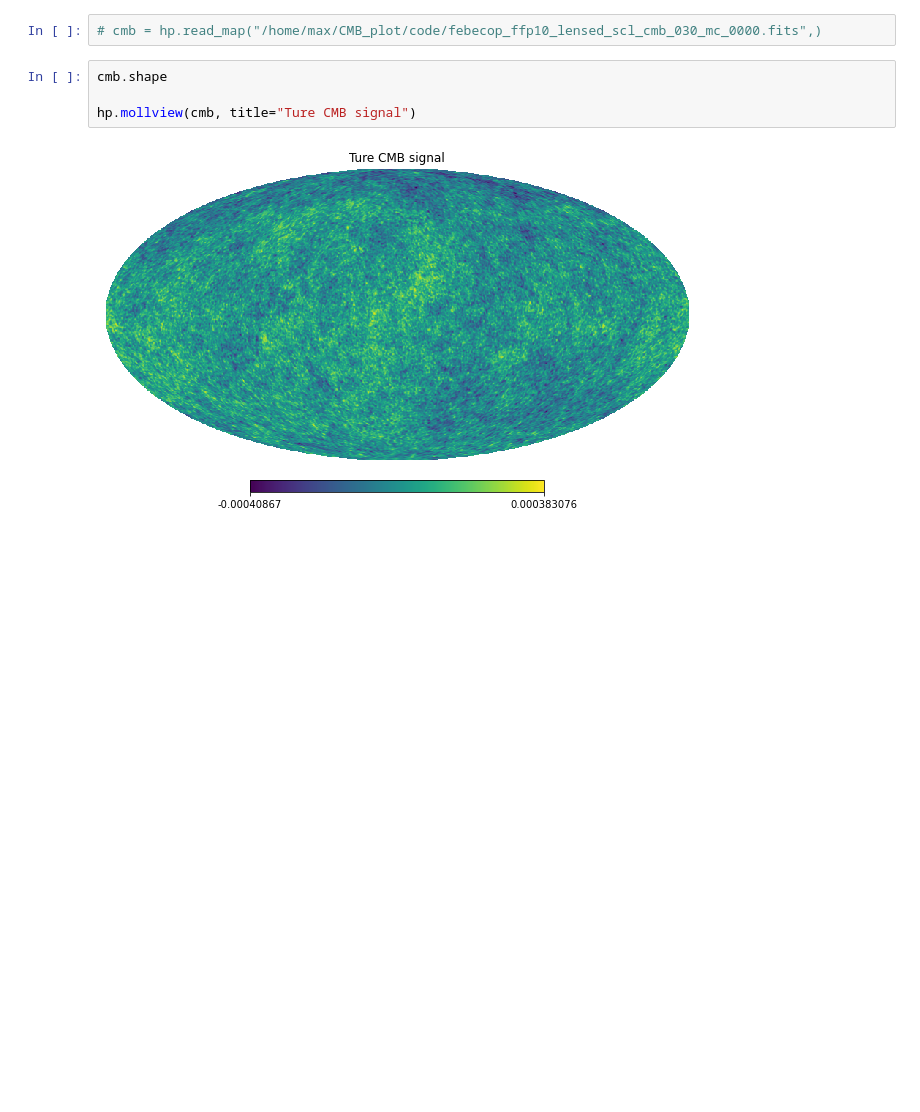
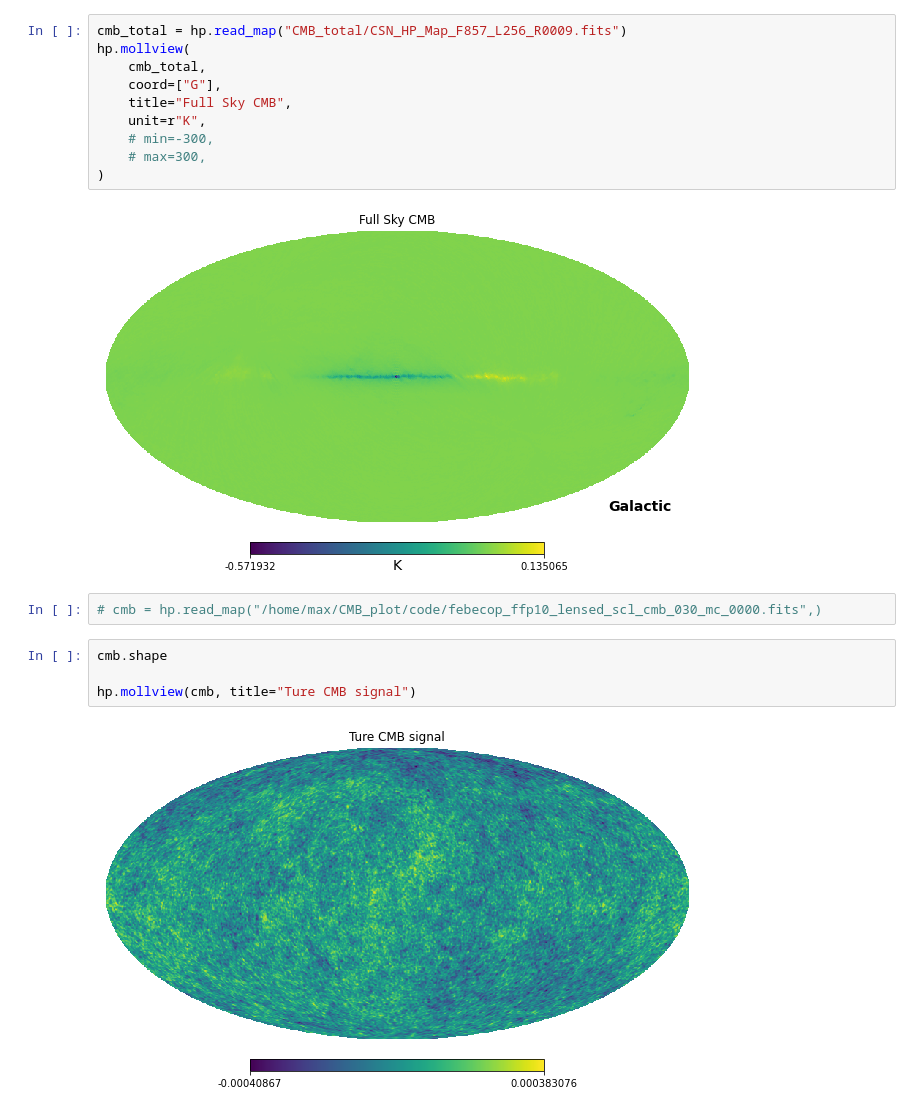
Before and after one commit to CodefromMax/CMB_plot, a Jupyter notebook: code/generate_wavelets.ipynb, the cells around one changed output. Saved outputs shown, nothing was run; the diff lists cells and outputs as text; blank space fills up the shorter version.

```diff
--- a/code/generate_wavelets.ipynb
+++ b/code/generate_wavelets.ipynb
@@ -254,3 +239,15 @@ Original map alm shape: (32, 63)
+# %%
+cmb_total = hp.read_map("CMB_total/CSN_HP_Map_F857_L256_R0009.fits")
+hp.mollview(
+    cmb_total,
+    coord=["G"],
+    title="Full Sky CMB",
+    unit=r"K",
+    # min=-300,
+    # max=300,
+)
+# %% [output]
+[figure, added]
 # %%
 # cmb = hp.read_map("/home/max/CMB_plot/code/febecop_ffp10_lensed_scl_cmb_030_mc_0000.fits",)
 # %%
```
Also changed, not shown: parts of 3 cells of this notebook, 13 other files.
